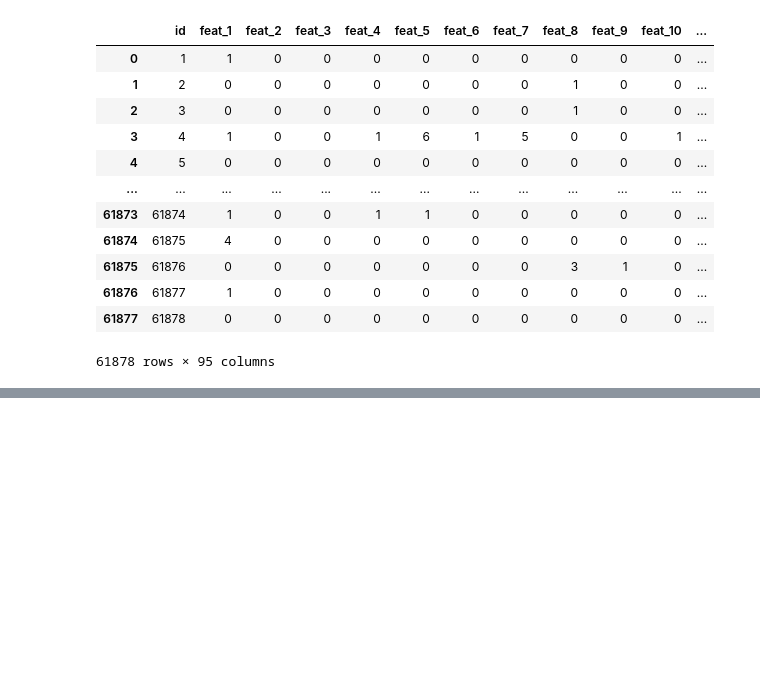
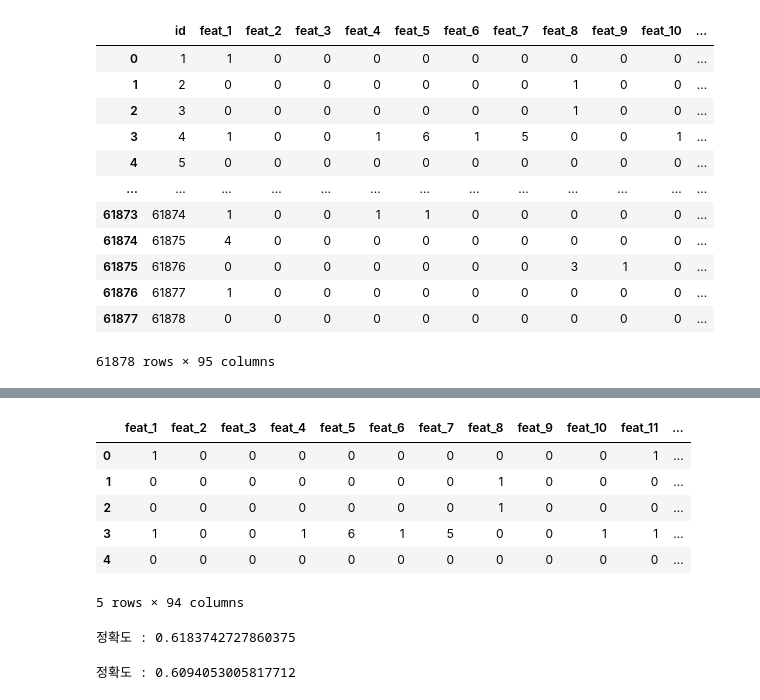
Before and after one commit to kim-hyun-ho/study, a Jupyter notebook: 210417.ipynb, the cells around one changed output, grey strips where cells are left out. Cells and saved outputs as stored; diff of their text form; code cells hidden in the pictures; blank space fills up the shorter version.

```diff
--- a/210417.ipynb
+++ b/210417.ipynb
@@ -37,0 +94,3 @@ where N is the number of products in the test set, M is the number of class labe
+# %%
+#id 잘라내기
+data = data.drop(['id'], axis = 1)
@@ -37,0 +101,13 @@ where N is the number of products in the test set, M is the number of class labe
+# %%
+#클래스 1부터 9 모두 숫자로 바꿈
+data['target']=data['target'].map( { f'Class_{x}':x for x in range(1,10)} )
+# %%
+data.head()
+# %% [output]
+|  | feat_1 | feat_2 | feat_3 | feat_4 | feat_5 | feat_6 | feat_7 | feat_8 | feat_9 | feat_10 | feat_11 | ... |
+| 0 | 1 | 0 | 0 | 0 | 0 | 0 | 0 | 0 | 0 | 0 | 1 | ... |
+| 1 | 0 | 0 | 0 | 0 | 0 | 0 | 0 | 1 | 0 | 0 | 0 | ... |
+| 2 | 0 | 0 | 0 | 0 | 0 | 0 | 0 | 1 | 0 | 0 | 0 | ... |
+| 3 | 1 | 0 | 0 | 1 | 6 | 1 | 5 | 0 | 0 | 1 | 1 | ... |
+| 4 | 0 | 0 | 0 | 0 | 0 | 0 | 0 | 0 | 0 | 0 | 0 | ... |
+5 rows × 94 columns
@@ -37,0 +122,18 @@ where N is the number of products in the test set, M is the number of class labe
+# %%
+#랜덤포레스트 엔트로피로 돌려보기.
+classifier = RandomForestClassifier(n_estimators = 20, criterion = 'entropy', max_depth=5, random_state = 10)
+model1 = classifier.fit(X_train, y_train)
+
+prediction1 = model1.predict(X_test)
+print('정확도 :', accuracy_score(y_test, prediction1))
+# %% [output]
+정확도 : 0.6183742727860375
+# %%
+#지니 인덱스로 돌려보기
+classifier = RandomForestClassifier(n_estimators = 20, criterion = 'gini', max_depth=5, random_state = 10)
+model2 = classifier.fit(X_train, y_train)
+
+prediction2 = model2.predict(X_test)
+print('정확도 :', accuracy_score(y_test, prediction2))
+# %% [output]
+정확도 : 0.6094053005817712
```
Also changed, not shown: parts of 11 cells of this notebook.
